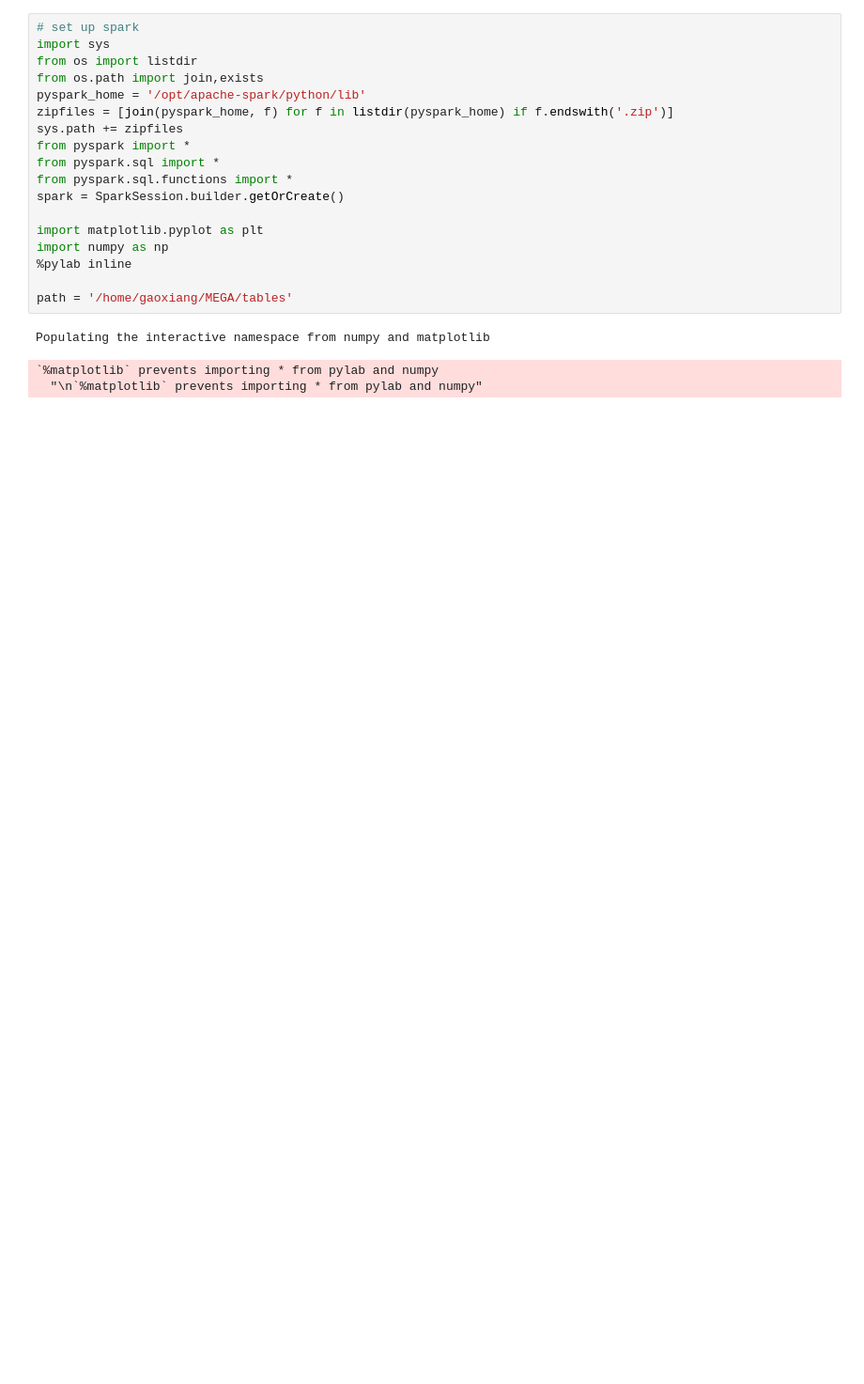
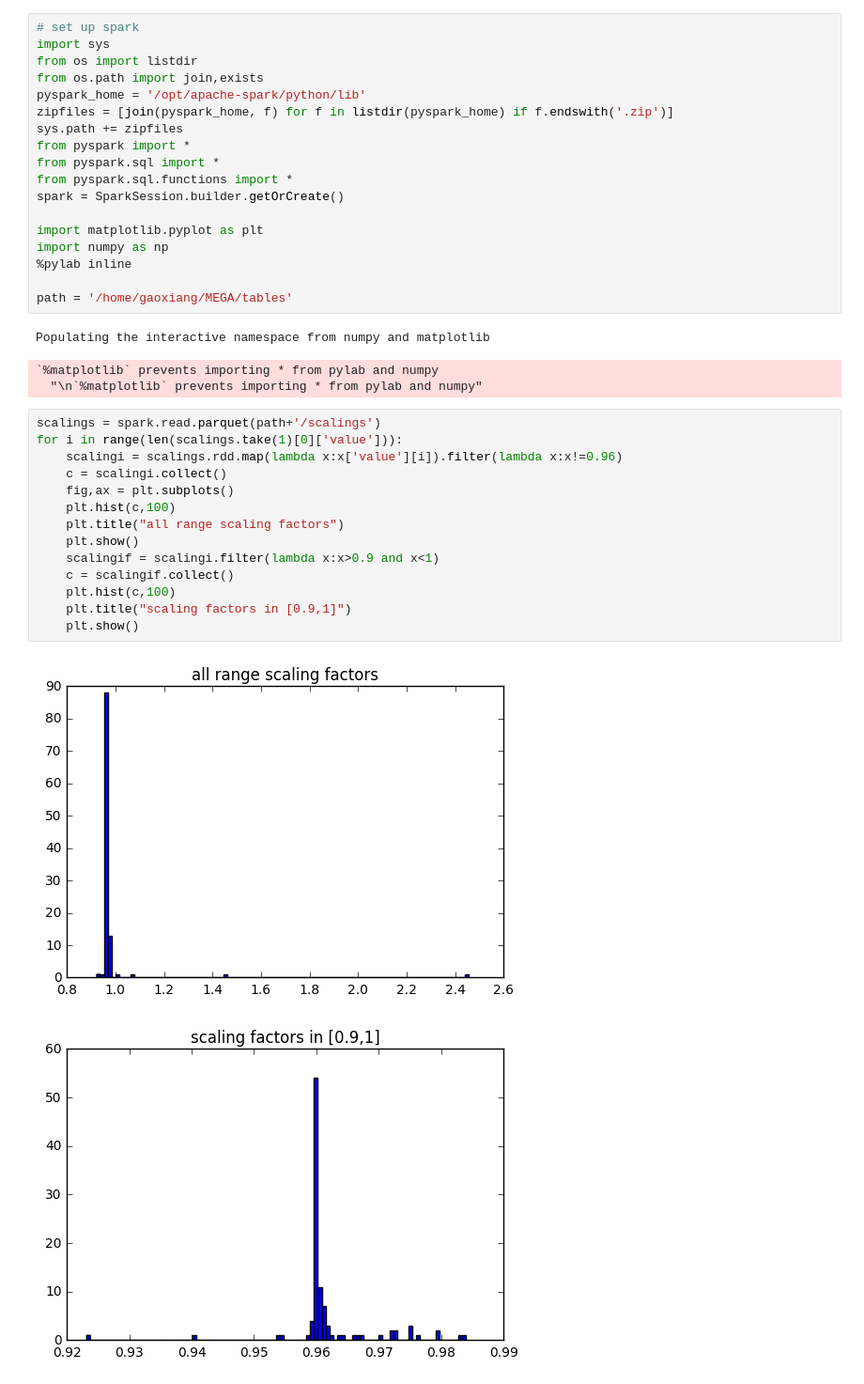
Before and after one commit to zasdfgbnm-dumpster/exp-th-distance, a Jupyter notebook: src/main/python/plot-thir.ipynb, the cells around one changed output. Shown at 94% size. Cells and saved outputs as stored; diff of their text form; blank space fills up the shorter version.

Commit message:
newest plot thir

```diff
--- a/src/main/python/plot-thir.ipynb
+++ b/src/main/python/plot-thir.ipynb
@@ -20,3 +20,20 @@ path = '/home/gaoxiang/MEGA/tables'
 Populating the interactive namespace from numpy and matplotlib
 `%matplotlib` prevents importing * from pylab and numpy
   "\n`%matplotlib` prevents importing * from pylab and numpy"
+# %%
+scalings = spark.read.parquet(path+'/scalings')
+for i in range(len(scalings.take(1)[0]['value'])):
+    scalingi = scalings.rdd.map(lambda x:x['value'][i]).filter(lambda x:x!=0.96)
+    c = scalingi.collect()
+    fig,ax = plt.subplots()
+    plt.hist(c,100)
+    plt.title("all range scaling factors")
+    plt.show()
+    scalingif = scalingi.filter(lambda x:x>0.9 and x<1)
+    c = scalingif.collect()
+    plt.hist(c,100)
+    plt.title("scaling factors in [0.9,1]")
+    plt.show()
+# %% [output]
+[figure, added]
+[figure, added]
```
Also changed, not shown: parts of 3 cells of this notebook.
